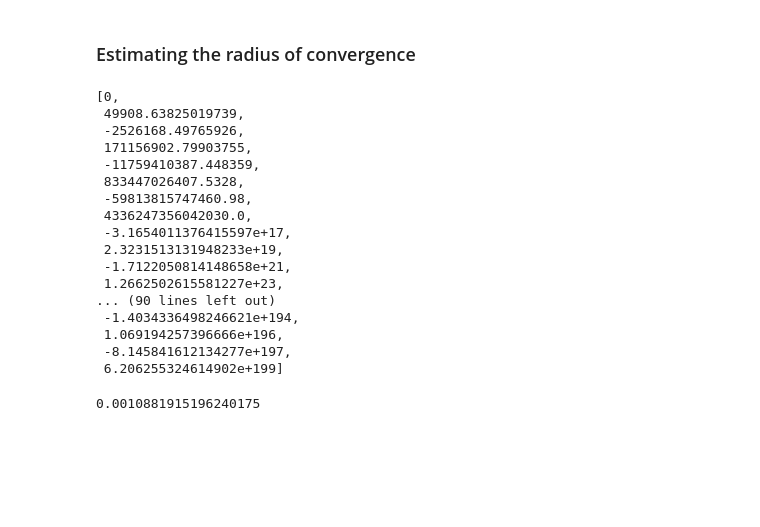
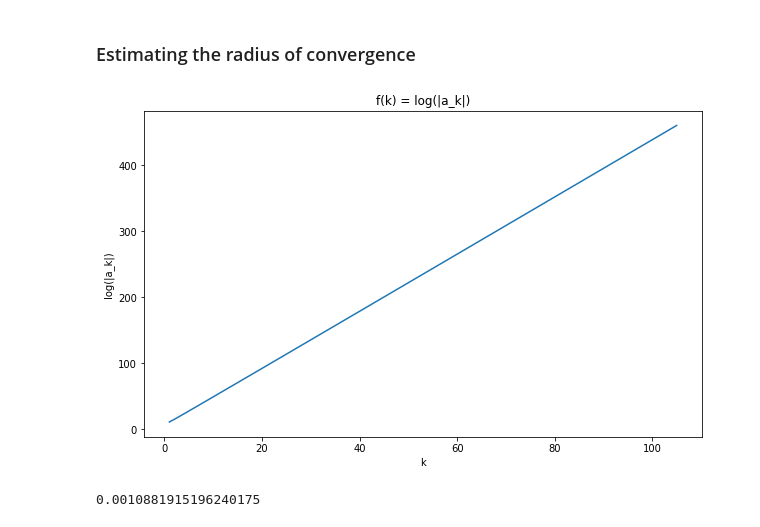
Before and after one commit to nicolahcm/finance-master-thesis, a Jupyter notebook: EulerDiscretizationScheme.ipynb, the cells around one changed output. Saved outputs shown, nothing was run; the diff lists cells and outputs as text; code cells hidden in the pictures; blank space fills up the shorter version.

Commit message:
finished with c1. It is left the extrapolation pag 15

```diff
--- a/EulerDiscretizationScheme.ipynb
+++ b/EulerDiscretizationScheme.ipynb
@@ -75,26 +75,18 @@ len(coeff)
 106
 # %% [markdown]
 ### Estimating the radius of convergence
-# %%
-coeff
-# %% [output]
-[0,
- 49908.63825019739,
- -2526168.49765926,
- 171156902.79903755,
- -11759410387.448359,
- 833447026407.5328,
- -59813815747460.98,
- 4336247356042030.0,
- -3.1654011376415597e+17,
- 2.3231513131948233e+19,
- -1.7122050814148658e+21,
- 1.2662502615581227e+23,
-... (90 lines left out)
- -1.4034336498246621e+194,
- 1.069194257396666e+196,
- -8.145841612134277e+197,
- 6.206255324614902e+199]
+# %%
+ott = pd.DataFrame({ "k": [i for i in range(0,106)], "a_k": coeff}).set_index('k')
+# %%
+ott['c'] = np.log(np.abs(ott['a_k']))
+# %%
+plot = ott['c'].plot( ylabel= "log(|a_k|)", title= "f(k) = log(|a_k|)")
+
+fig = plot.get_figure()
+fig.set_size_inches(10, 6)
+fig.savefig("output.png", dpi=200)
+# %% [output]
+[figure, added]
 # %%
 a_r_max = coeff[-1]
 a_primo_r_max = a_r_max*math.gamma(alpha*r_max+1)/(math.gamma(alpha*r_max-alpha+1)*(alpha*r_max+1-alpha))
```
Also changed, not shown: parts of 11 cells of this notebook, 6 other files.
